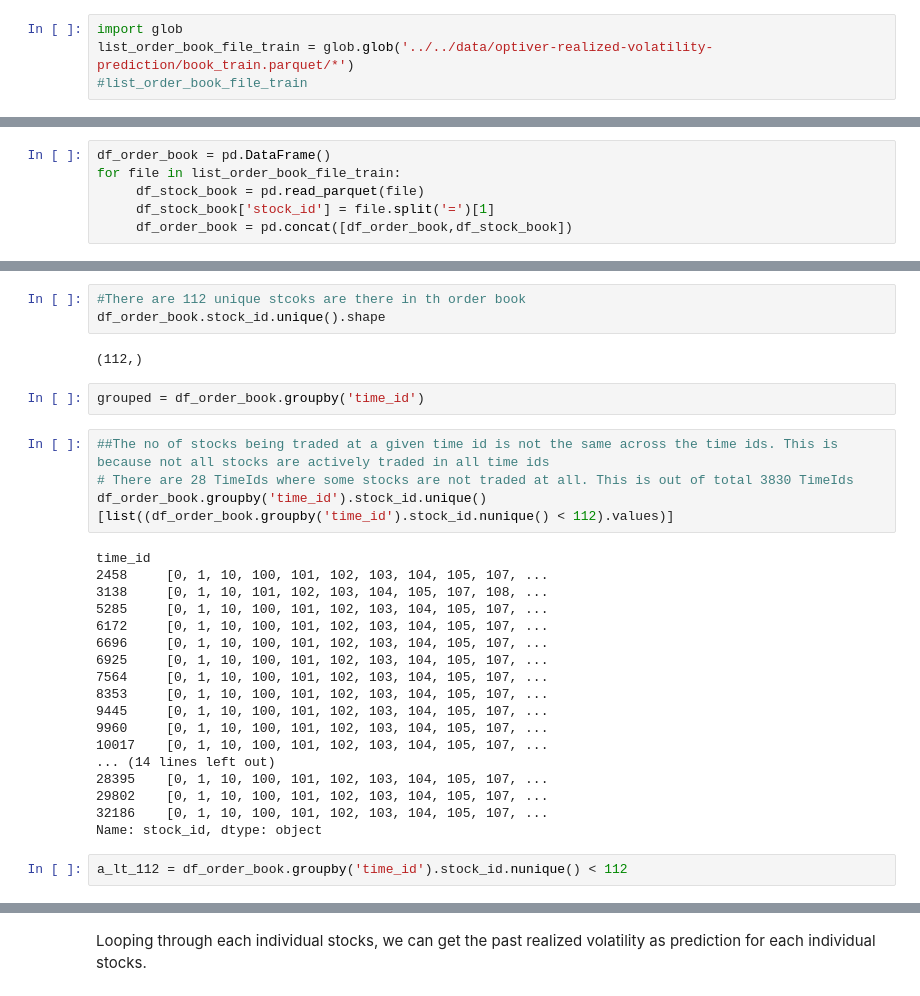
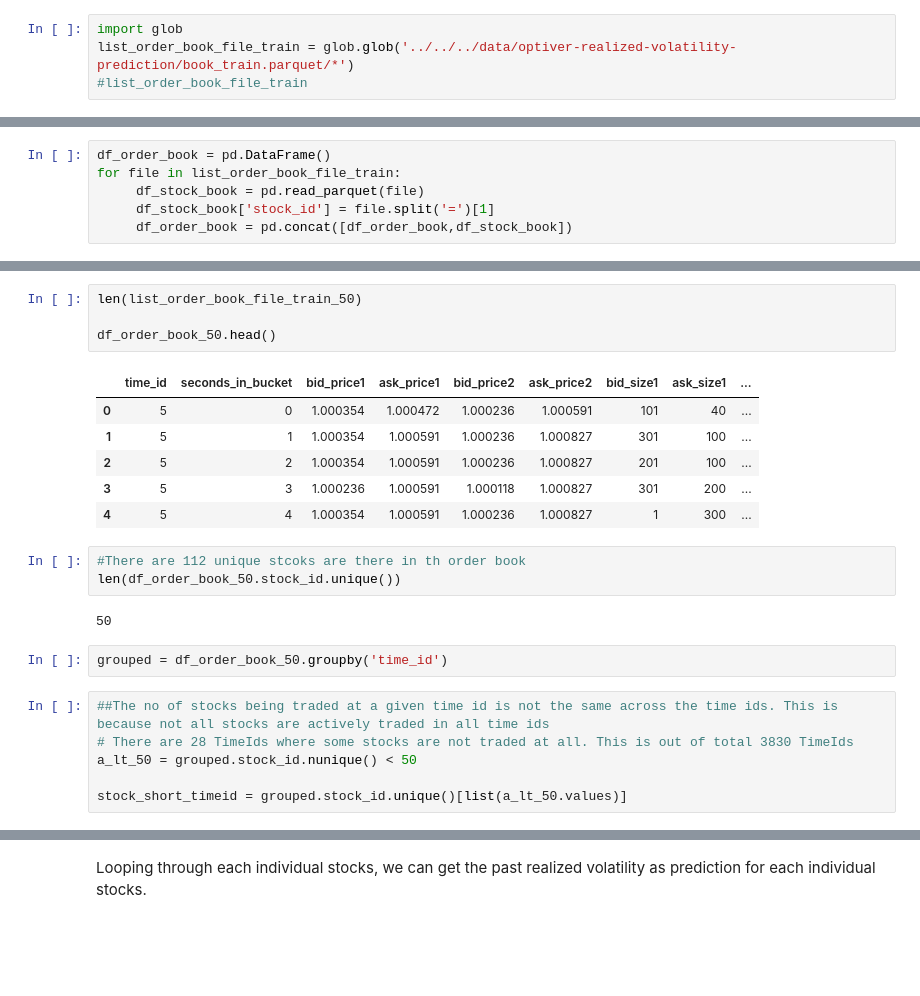
Before and after one commit to arungansi/Jovian-ML-0toGBMs, a Jupyter notebook: my-zero-to-gbm-proj-assign.ipynb, the cells around one changed output, grey strips where cells are left out. Cells and saved outputs as stored; diff of their text form; blank space fills up the shorter version.

```diff
--- a/my-zero-to-gbm-proj-assign.ipynb
+++ b/my-zero-to-gbm-proj-assign.ipynb
@@ -205,7 +200,7 @@ A commonly known fact about volatility is that it tends to be autocorrelated. We
 Let's calculate the past realized volatility across the training set to see how predictive a single naive signal can be.
 # %%
 import glob
-list_order_book_file_train = glob.glob('../../data/optiver-realized-volatility-prediction/book_train.parquet/*')
+list_order_book_file_train = glob.glob('../../../data/optiver-realized-volatility-prediction/book_train.parquet/*')
 #list_order_book_file_train
 # %% [markdown]
 As the data is partitioned by stock_id (each stock id is one folder), we try to calculcate realized volatility stock by stock and combine them into one target file. Note that the stock id as the partition column is not present if we load the single file so we will remedy that manually. We will reuse the log return and realized volatility functions defined in the previous session.
@@ -251,31 +257,24 @@ df_order_book.head()
+# %%
+len(list_order_book_file_train_50)
+
+df_order_book_50.head()
+# %% [output]
+|  | time_id | seconds_in_bucket | bid_price1 | ask_price1 | bid_price2 | ask_price2 | bid_size1 | ask_size1 | ... |
+| 0 | 5 | 0 | 1.000354 | 1.000472 | 1.000236 | 1.000591 | 101 | 40 | ... |
+| 1 | 5 | 1 | 1.000354 | 1.000591 | 1.000236 | 1.000827 | 301 | 100 | ... |
+| 2 | 5 | 2 | 1.000354 | 1.000591 | 1.000236 | 1.000827 | 201 | 100 | ... |
+| 3 | 5 | 3 | 1.000236 | 1.000591 | 1.000118 | 1.000827 | 301 | 200 | ... |
+| 4 | 5 | 4 | 1.000354 | 1.000591 | 1.000236 | 1.000827 | 1 | 300 | ... |
 # %%
 #There are 112 unique stcoks are there in th order book
-df_order_book.stock_id.unique().shape
+len(df_order_book_50.stock_id.unique())
 # %% [output]
-(112,)
+50
 # %%
-grouped = df_order_book.groupby('time_id')
+grouped = df_order_book_50.groupby('time_id')
 # %%
 ##The no of stocks being traded at a given time id is not the same across the time ids. This is because not all stocks are actively traded in all time ids
 # There are 28 TimeIds where some stocks are not traded at all. This is out of total 3830 TimeIds
-df_order_book.groupby('time_id').stock_id.unique()[list((df_order_book.groupby('time_id').stock_id.nunique() < 112).values)]
+a_lt_50 = grouped.stock_id.nunique() < 50
+
+stock_short_timeid = grouped.stock_id.unique()[list(a_lt_50.values)]
-# %% [output]
-time_id
-2458     [0, 1, 10, 100, 101, 102, 103, 104, 105, 107, ...
-3138     [0, 1, 10, 101, 102, 103, 104, 105, 107, 108, ...
-5285     [0, 1, 10, 100, 101, 102, 103, 104, 105, 107, ...
-6172     [0, 1, 10, 100, 101, 102, 103, 104, 105, 107, ...
-6696     [0, 1, 10, 100, 101, 102, 103, 104, 105, 107, ...
-6925     [0, 1, 10, 100, 101, 102, 103, 104, 105, 107, ...
-7564     [0, 1, 10, 100, 101, 102, 103, 104, 105, 107, ...
-8353     [0, 1, 10, 100, 101, 102, 103, 104, 105, 107, ...
-9445     [0, 1, 10, 100, 101, 102, 103, 104, 105, 107, ...
-9960     [0, 1, 10, 100, 101, 102, 103, 104, 105, 107, ...
-10017    [0, 1, 10, 100, 101, 102, 103, 104, 105, 107, ...
-... (14 lines left out)
-28395    [0, 1, 10, 100, 101, 102, 103, 104, 105, 107, ...
-29802    [0, 1, 10, 100, 101, 102, 103, 104, 105, 107, ...
-32186    [0, 1, 10, 100, 101, 102, 103, 104, 105, 107, ...
-Name: stock_id, dtype: object
-# %%
-a_lt_112 = df_order_book.groupby('time_id').stock_id.nunique() < 112
```
Also changed, not shown: parts of 20 cells of this notebook.
